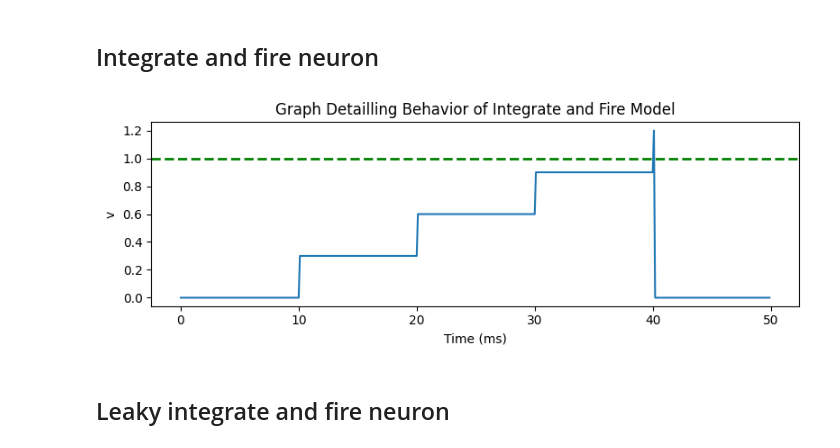
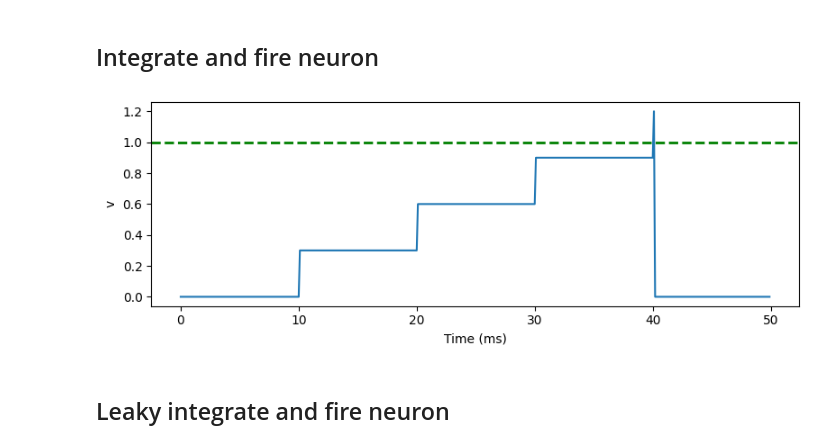
Before and after one commit to neuro4ml/neuro4ml.github.io, a Jupyter notebook: Week_1/code-for-figures.ipynb, the cells around one changed output. Cells and saved outputs as stored; diff of their text form; code cells hidden in the pictures.

```diff
--- a/Week_1/code-for-figures.ipynb
+++ b/Week_1/code-for-figures.ipynb
@@ -90,30 +116,29 @@ tight_layout()
 # %%
 #| label: integrate-and-fire-fig-label
 
 start_scope()
 
 duration = 50*ms
 
 eqs = '''
 dv/dt = 0/second : 1
 '''
 G_out = NeuronGroup(1, eqs, threshold='v>1', reset='v=0', method='euler')
 nspikes_in = 100
 timesep_in = 10*ms
 G_in = SpikeGeneratorGroup(1, [0]*nspikes_in, (1+arange(nspikes_in))*timesep_in)
 S = Synapses(G_in, G_out, on_pre='v += 0.3')
 S.connect(p=1)
 M = StateMonitor(G_out, 'v', record=True)
 run(duration)
 figure(figsize=(8, 3))
 plot(M.t/ms, M.v[0])
-title("Graph Detailling Behavior of Integrate and Fire Model")
 xlabel('Time (ms)')
 ylabel('v')
 axhline(1, ls='--', c='g', lw=2)
 tight_layout()
 # %% [output]
-[figure, old version]
+[figure, new version]
 # %% [markdown]
 ## Leaky integrate and fire neuron
 # %%
```
Also changed, not shown: parts of 8 cells of this notebook, 14 other files.
